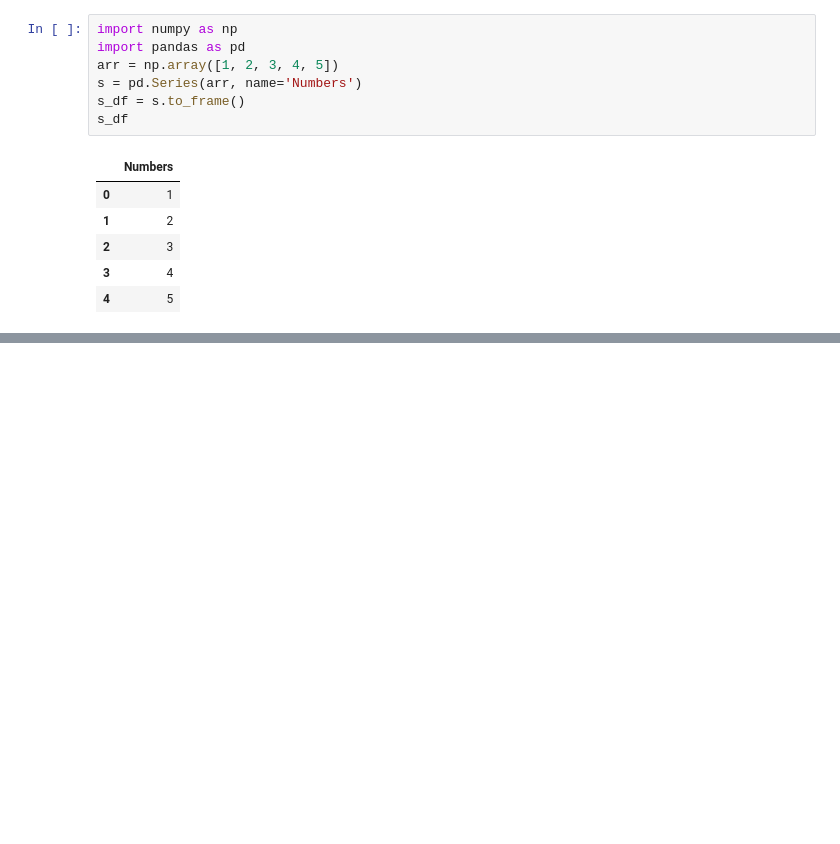
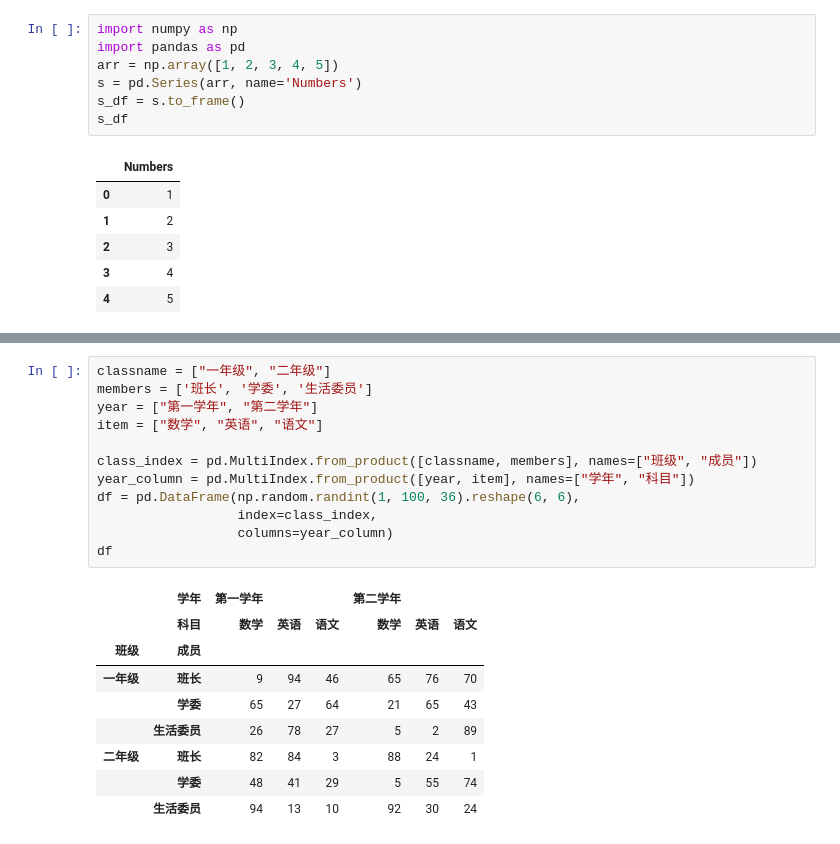
Before and after one commit to SongYangcheng/coding, a Jupyter notebook: pandasAndNumpy.ipynb, the cells around one changed output, grey strips where cells are left out. Cells and saved outputs as stored; diff of their text form; blank space fills up the shorter version.

```diff
--- a/pandasAndNumpy.ipynb
+++ b/pandasAndNumpy.ipynb
@@ -2475,0 +2690,22 @@ s_df
+# %%
+classname = ["一年级", "二年级"]
+members = ['班长', '学委', '生活委员']
+year = ["第一学年", "第二学年"]
+item = ["数学", "英语", "语文"]
+
+class_index = pd.MultiIndex.from_product([classname, members], names=["班级", "成员"])
+year_column = pd.MultiIndex.from_product([year, item], names=["学年", "科目"])
+df = pd.DataFrame(np.random.randint(1, 100, 36).reshape(6, 6),
+                  index=class_index,
+                  columns=year_column)
+df
+# %% [output]
+|  | 学年 | 第一学年 |  |  | 第二学年 |  |  |
+|  | 科目 | 数学 | 英语 | 语文 | 数学 | 英语 | 语文 |
+| 班级 | 成员 |  |  |  |  |  |  |
+| 一年级 | 班长 | 9 | 94 | 46 | 65 | 76 | 70 |
+|  | 学委 | 65 | 27 | 64 | 21 | 65 | 43 |
+|  | 生活委员 | 26 | 78 | 27 | 5 | 2 | 89 |
+| 二年级 | 班长 | 82 | 84 | 3 | 88 | 24 | 1 |
+|  | 学委 | 48 | 41 | 29 | 5 | 55 | 74 |
+|  | 生活委员 | 94 | 13 | 10 | 92 | 30 | 24 |
```
Also changed, not shown: parts of 24 cells of this notebook, 8 other files.
